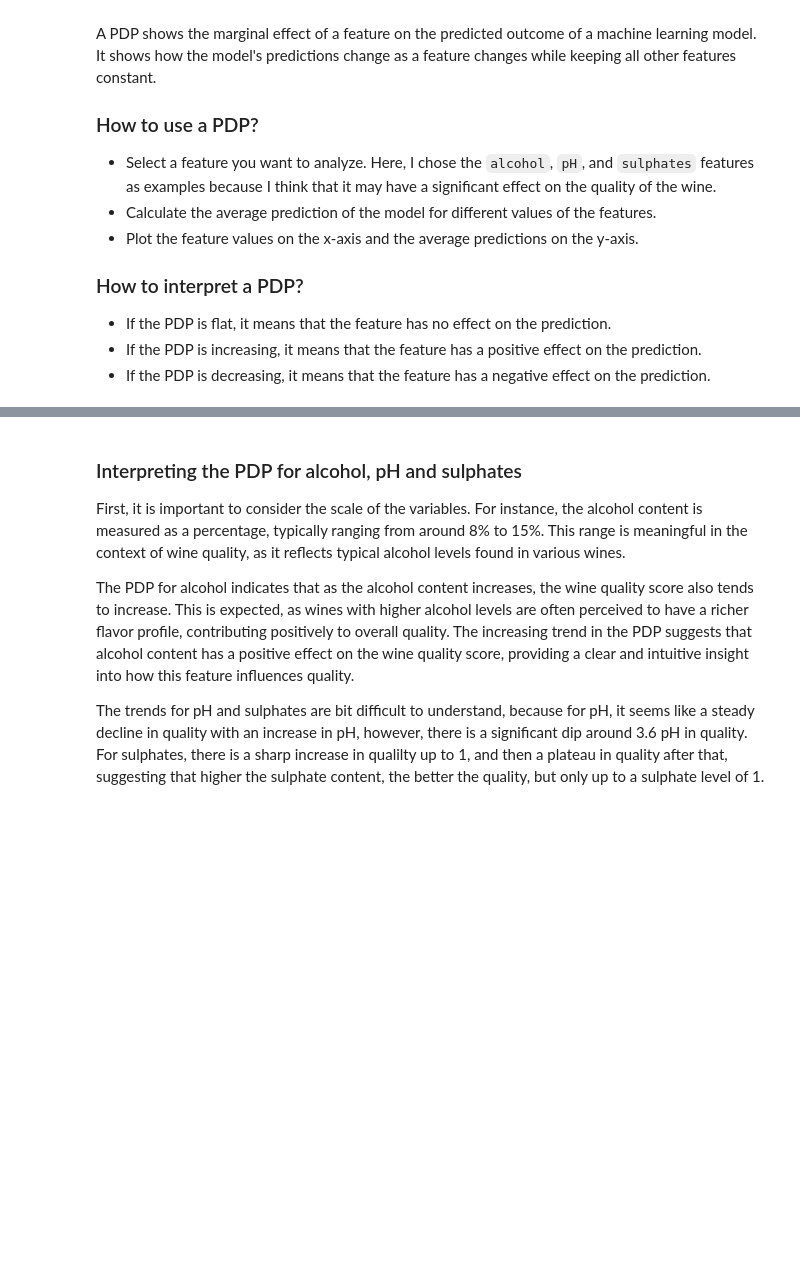
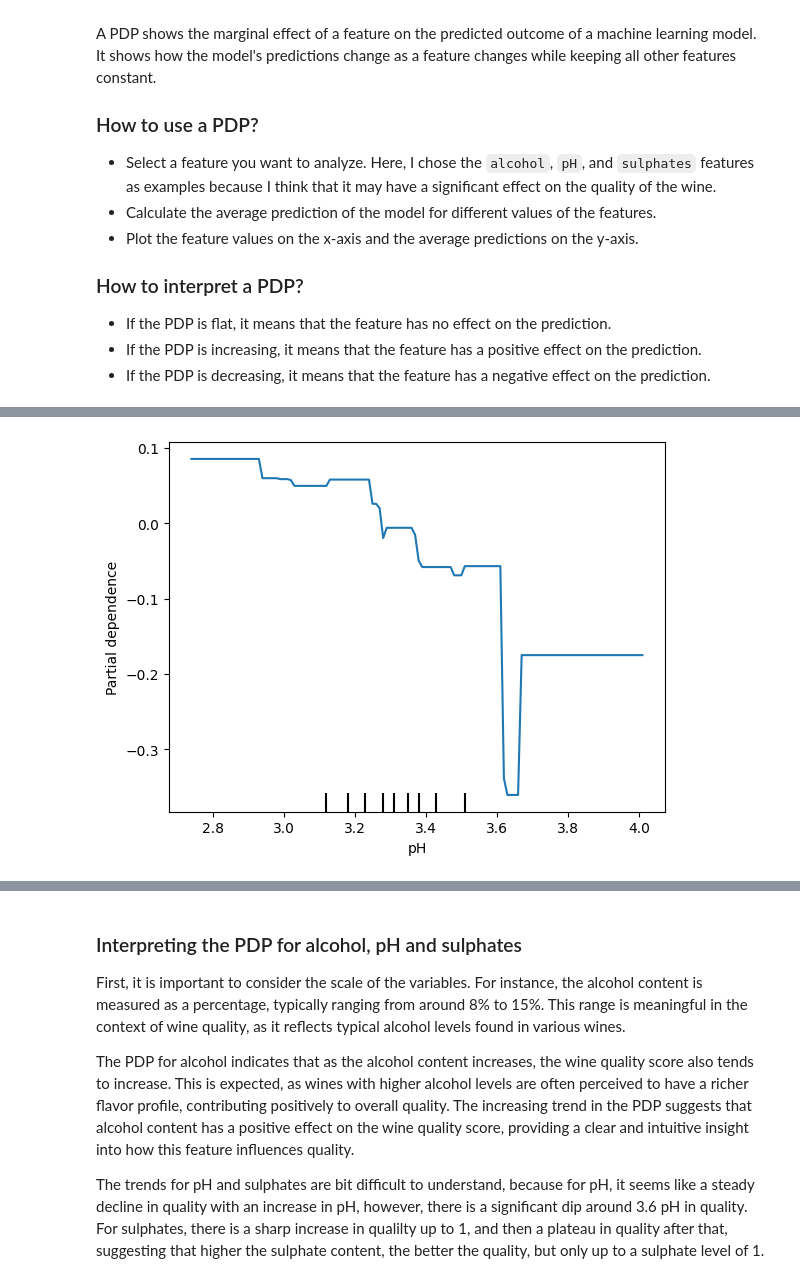
Before and after one commit to AaryaDesai1/PDP_ICE_ALE, a Jupyter notebook: PDP_ALE.ipynb, the cells around one changed output, grey strips where cells are left out. Drawn from its saved outputs; the diff is of its cells as text; code cells hidden in the pictures; blank space fills up the shorter version.

```diff
--- a/PDP_ALE.ipynb
+++ b/PDP_ALE.ipynb
@@ -172,0 +170,6 @@ pdp = PartialDependenceDisplay.from_estimator(
+# %%
+# Calculating pdp for pH
+pdp = PartialDependenceDisplay.from_estimator(
+    model, X_train, features=['pH'])
+# %% [output]
+[figure, added]
```
Also changed, not shown: parts of 5 cells of this notebook.
